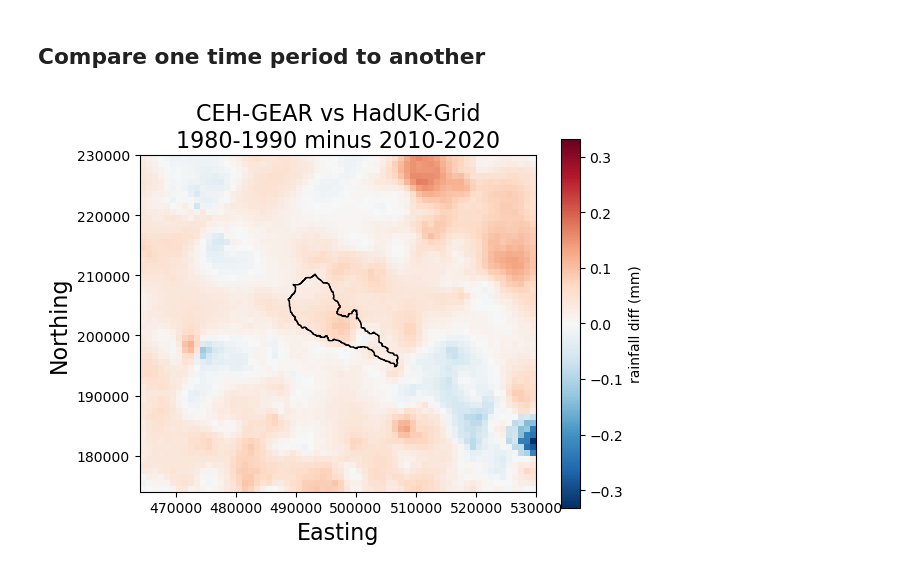
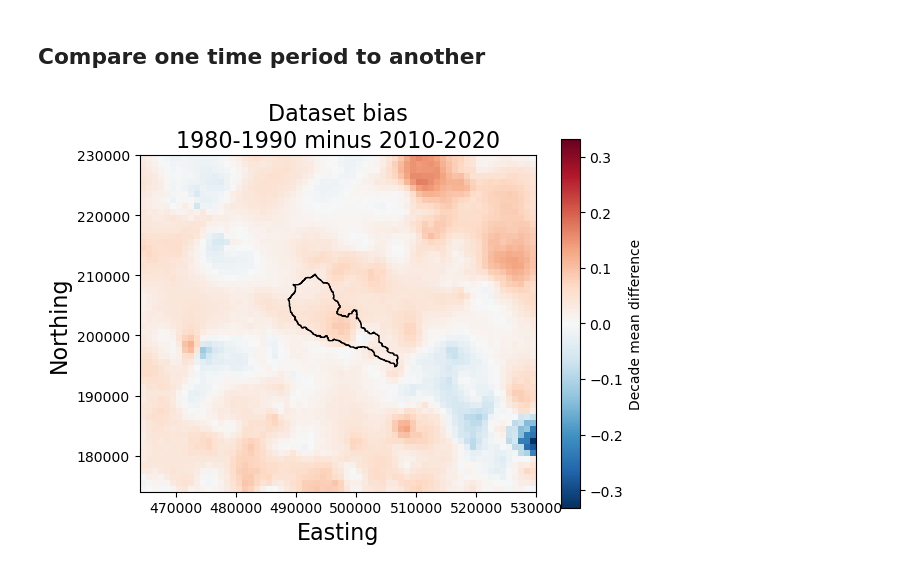
Before and after one commit to Thomasjkeel/FDRI_Chess-rain-gauges, a Jupyter notebook: chess_catchment.ipynb, the cells around one changed output. Drawn from its saved outputs; the diff is of its cells as text; code cells hidden in the pictures.

Commit message:
update dataset diff plot

```diff
--- a/chess_catchment.ipynb
+++ b/chess_catchment.ipynb
@@ -208,13 +208,13 @@ ceh_haduk_diff_80to90_vs_10to20 = ceh_haduk_diff_80to90 - ceh_haduk_diff_10to20
 # %%
 
 fig, ax = plt.subplots(1)
-ceh_haduk_diff_80to90_vs_10to20.plot(ax=ax, cmap='RdBu_r', cbar_kwargs={'label':'rainfall diff (mm)'})
+ceh_haduk_diff_80to90_vs_10to20.plot(ax=ax, cmap='RdBu_r', cbar_kwargs={'label':'Decade mean difference'})
 chess_shp.plot(ax=ax, facecolor='none')
 ax.set_xlim(CHESS_XRANGE)
 ax.set_ylim(CHESS_YRANGE)
 ax.set_ylabel('Northing', size=16)
 ax.set_xlabel('Easting', size=16)
-ax.set_title(f'CEH-GEAR vs HadUK-Grid\n1980-1990 minus 2010-2020', size=16)
+ax.set_title(f'Dataset bias\n1980-1990 minus 2010-2020', size=16)
 # fig.savefig(f'figures/chess_ceh_vs_haduk_decade_mean_diff.png', bbox_inches='tight', dpi=150)
 # %% [output]
-[figure, old version]
+[figure, new version]
```
Also changed, not shown: 2 other files.
